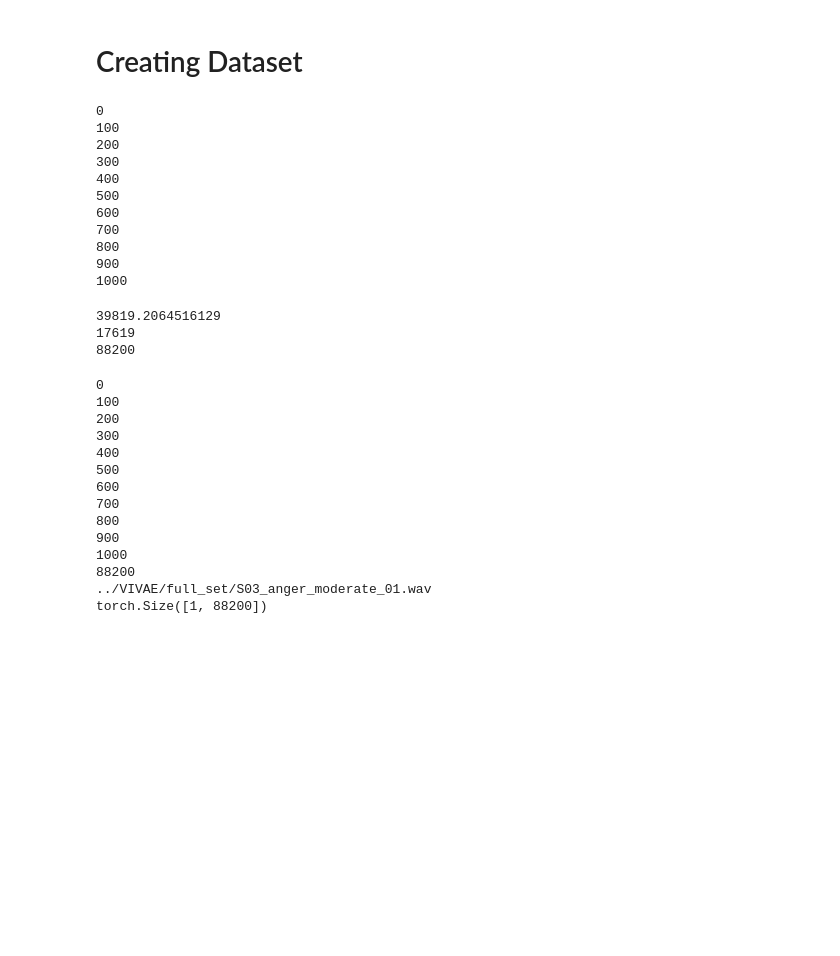
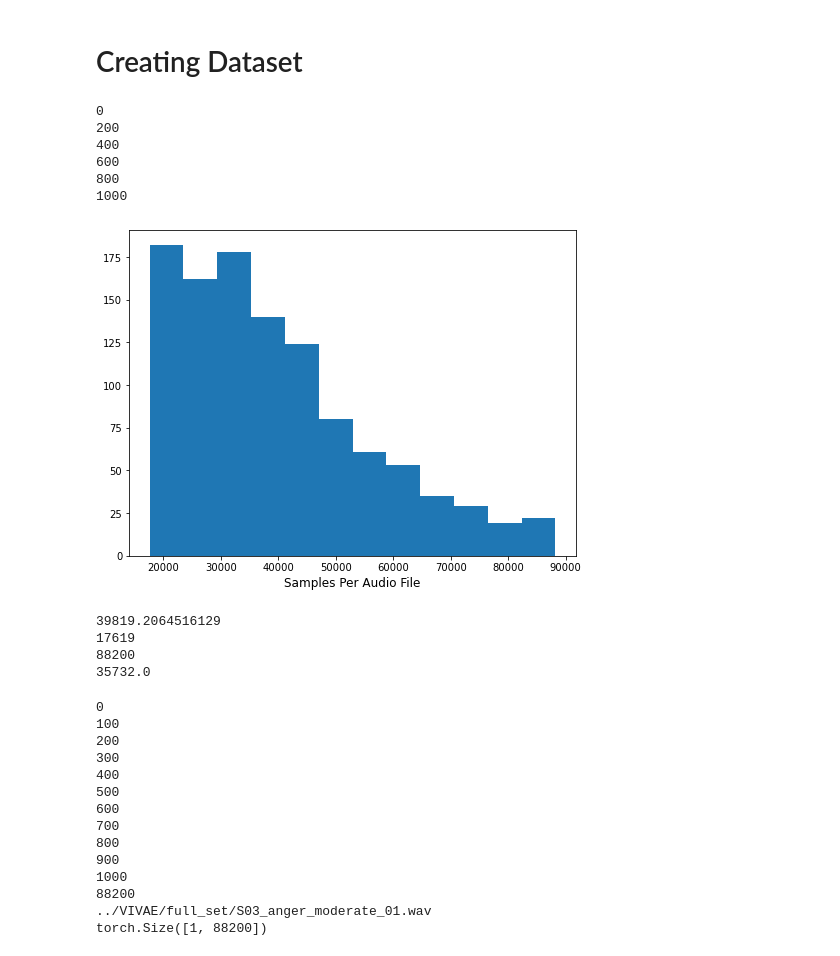
Before and after one commit to pakdaniel/DataMiningFinal, a Jupyter notebook: DataMiningFinal.ipynb, the cells around one changed output. Drawn from its saved outputs; the diff is of its cells as text; code cells hidden in the pictures; blank space fills up the shorter version.

```diff
--- a/DataMiningFinal.ipynb
+++ b/DataMiningFinal.ipynb
@@ -373,30 +373,35 @@ Mean Square Difference:  17.840179443359375
 # %%
 audio_lengths = []
 for count, i in enumerate(audio_paths):
-  if count % 100 == 0:
+  if count % 200 == 0:
     print(count)
   aud, sr = torchaudio.load(i)
   audio_lengths.append(aud.size()[1])
 # %% [output]
 0
-100
 200
-300
 400
-500
 600
-700
 800
-900
 1000
+# %%
+num_bins = 12
+plt.figure(figsize=(8,6))
+n, bins, patches = plt.hist(audio_lengths, num_bins)
+plt.xlabel("Samples Per Audio File", fontsize = 12)
+plt.show()
+# %% [output]
+[figure, added]
 # %%
 print(np.mean(audio_lengths))
 print(np.min(audio_lengths))
 print(np.max(audio_lengths))
+print(np.median(audio_lengths))
 # %% [output]
 39819.2064516129
 17619
 88200
+35732.0
 # %%
 # Longest Audio Clip is 88200 samples
 # max_length = 0
```
Also changed, not shown: parts of 19 cells of this notebook.
